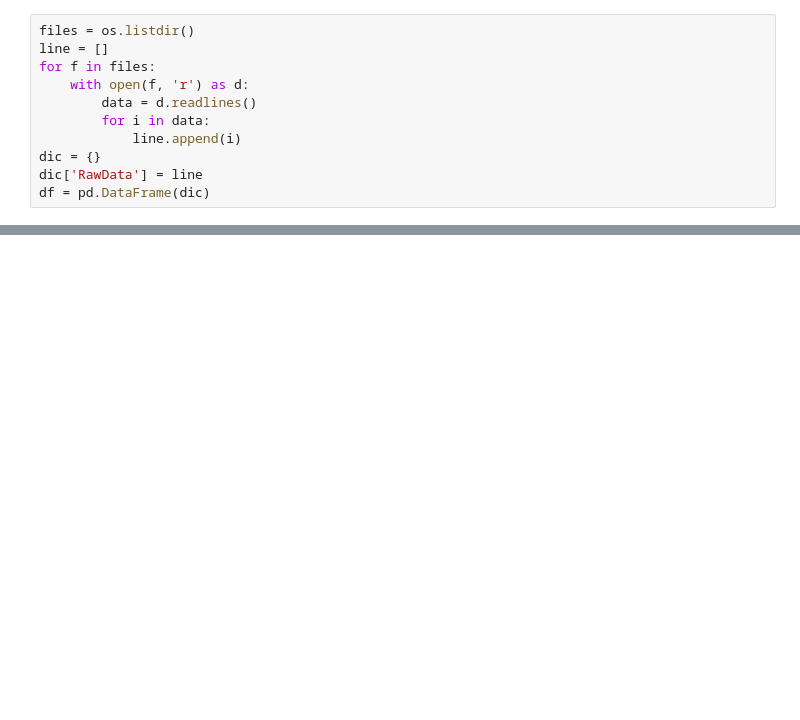
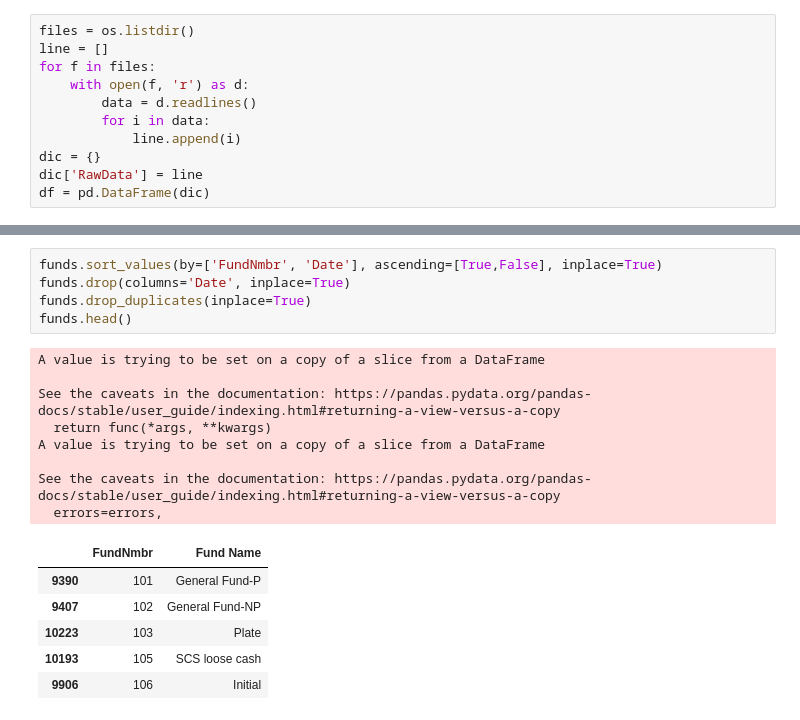
Before and after one commit to kswalter1128/FIN654, a Jupyter notebook: ChurchReport.ipynb, the cells around one changed output, grey strips where cells are left out. Saved outputs shown, nothing was run; the diff lists cells and outputs as text; blank space fills up the shorter version.

```diff
--- a/ChurchReport.ipynb
+++ b/ChurchReport.ipynb
@@ -77,0 +110,20 @@ df.head()
+# %%
+funds.sort_values(by=['FundNmbr', 'Date'], ascending=[True,False], inplace=True)
+funds.drop(columns='Date', inplace=True)
+funds.drop_duplicates(inplace=True)
+funds.head()
+# %% [output]
+A value is trying to be set on a copy of a slice from a DataFrame
+
+See the caveats in the documentation: https://pandas.pydata.org/pandas-docs/stable/user_guide/indexing.html#returning-a-view-versus-a-copy
+  return func(*args, **kwargs)
+A value is trying to be set on a copy of a slice from a DataFrame
+
+See the caveats in the documentation: https://pandas.pydata.org/pandas-docs/stable/user_guide/indexing.html#returning-a-view-versus-a-copy
+  errors=errors,
+|  | FundNmbr | Fund Name |
+| 9390 | 101 | General Fund-P |
+| 9407 | 102 | General Fund-NP |
+| 10223 | 103 | Plate |
+| 10193 | 105 | SCS loose cash |
+| 9906 | 106 | Initial |
```
Also changed, not shown: parts of 7 cells of this notebook.
